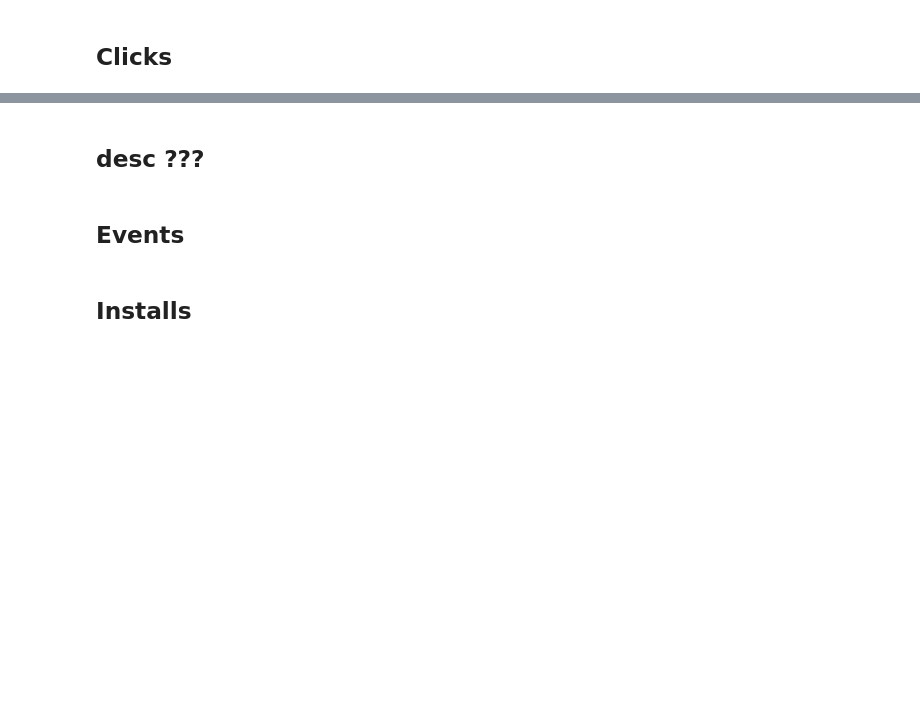
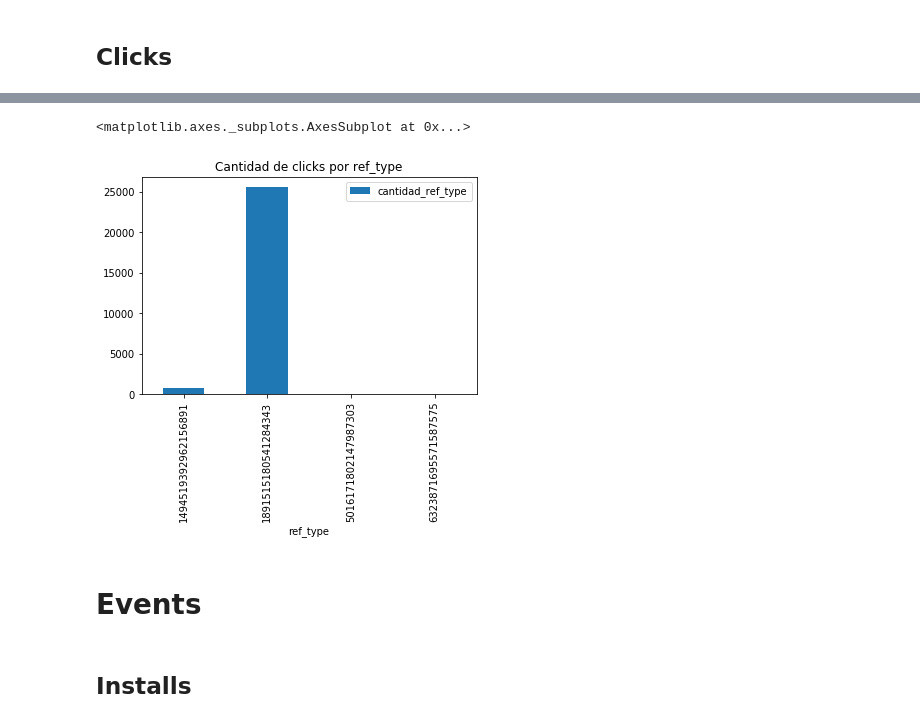
Before and after one commit to gatti2602/7506-datos, a Jupyter notebook: Lucas/analisis_exploratorio.ipynb, the cells around one changed output, grey strips where cells are left out. Drawn from its saved outputs; the diff is of its cells as text; code cells hidden in the pictures; blank space fills up the shorter version.

```diff
--- a/Lucas/analisis_exploratorio.ipynb
+++ b/Lucas/analisis_exploratorio.ipynb
@@ -63,7 +211,18 @@ auctions.groupby(['country']).count()
+# %%
+#tipos de ref_type
+#clicks.groupby(['ref_type']).sum()#.columns('test').plot.bar(title='ref_type suma')
+#clicks.groupby(['ref_type']).sum()#.columns('test').plot.bar(title='ref_type suma')
+clicks.rename(index=str, columns={"wifi_connection": "cantidad_ref_type"}).groupby(['ref_type'])\
+.sum().plot.bar(title="Cantidad de clicks por ref_type")
+
+#Ref_type más usados sacando el más usado
+#clicks.rename(index=str, columns={"wifi_connection": "cantidad_ref_type"}).groupby(['ref_type'])\
+#.sum().sort_values(by='cantidad_ref_type',ascending=False)
+# %% [output]
+<matplotlib.axes._subplots.AxesSubplot at 0x...>
+[figure, added]
 # %% [markdown]
-## desc ???
+# Events
-# %% [markdown]
-## Events
 # %%
 # Qué tipo de eventos existen ?
 # %% [markdown]
```
Also changed, not shown: parts of 16 cells of this notebook.
